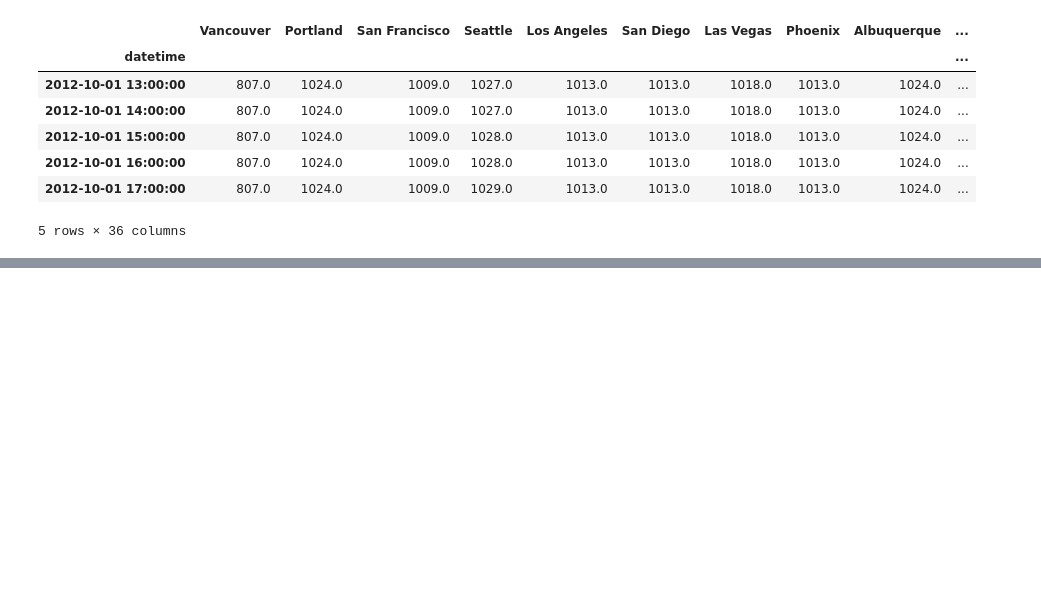
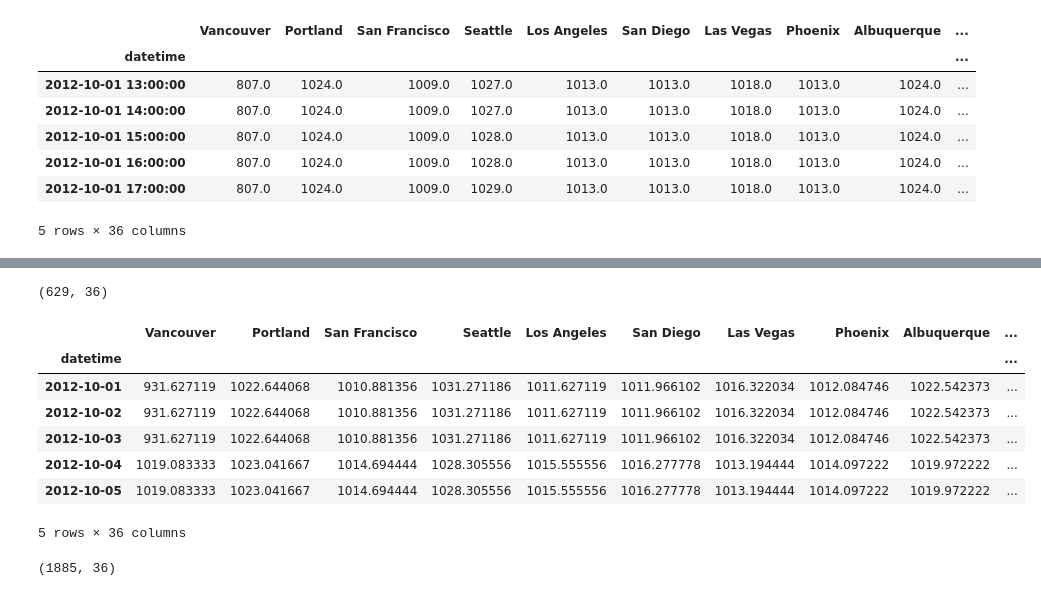
Before and after one commit to jumppython/everything_you_can_do_with_a_time_series, a Jupyter notebook: everything_you_can_do_with_a_time_series.ipynb, the cells around one changed output, grey strips where cells are left out. Saved outputs shown, nothing was run; the diff lists cells and outputs as text; code cells hidden in the pictures; blank space fills up the shorter version.

```diff
--- a/everything_you_can_do_with_a_time_series.ipynb
+++ b/everything_you_can_do_with_a_time_series.ipynb
@@ -227,0 +247,22 @@ pressure.head()
+# %%
+# shape after resampling(downsampling)
+print(pressure.shape)
+
+# Much less rows are left. Now, we will upsample from 3 day frequency to daily frequency
+pressure = pressure.resample('D').pad()
+pressure.head()
+# %% [output]
+(629, 36)
+|  | Vancouver | Portland | San Francisco | Seattle | Los Angeles | San Diego | Las Vegas | Phoenix | Albuquerque | ... |
+| datetime |  |  |  |  |  |  |  |  |  | ... |
+| 2012-10-01 | 931.627119 | 1022.644068 | 1010.881356 | 1031.271186 | 1011.627119 | 1011.966102 | 1016.322034 | 1012.084746 | 1022.542373 | ... |
+| 2012-10-02 | 931.627119 | 1022.644068 | 1010.881356 | 1031.271186 | 1011.627119 | 1011.966102 | 1016.322034 | 1012.084746 | 1022.542373 | ... |
+| 2012-10-03 | 931.627119 | 1022.644068 | 1010.881356 | 1031.271186 | 1011.627119 | 1011.966102 | 1016.322034 | 1012.084746 | 1022.542373 | ... |
+| 2012-10-04 | 1019.083333 | 1023.041667 | 1014.694444 | 1028.305556 | 1015.555556 | 1016.277778 | 1013.194444 | 1014.097222 | 1019.972222 | ... |
+| 2012-10-05 | 1019.083333 | 1023.041667 | 1014.694444 | 1028.305556 | 1015.555556 | 1016.277778 | 1013.194444 | 1014.097222 | 1019.972222 | ... |
+5 rows × 36 columns
+# %%
+# Shape after resampling(upsampling)
+pressure.shape
+# %% [output]
+(1885, 36)
```
Also changed, not shown: parts of 4 cells of this notebook.
